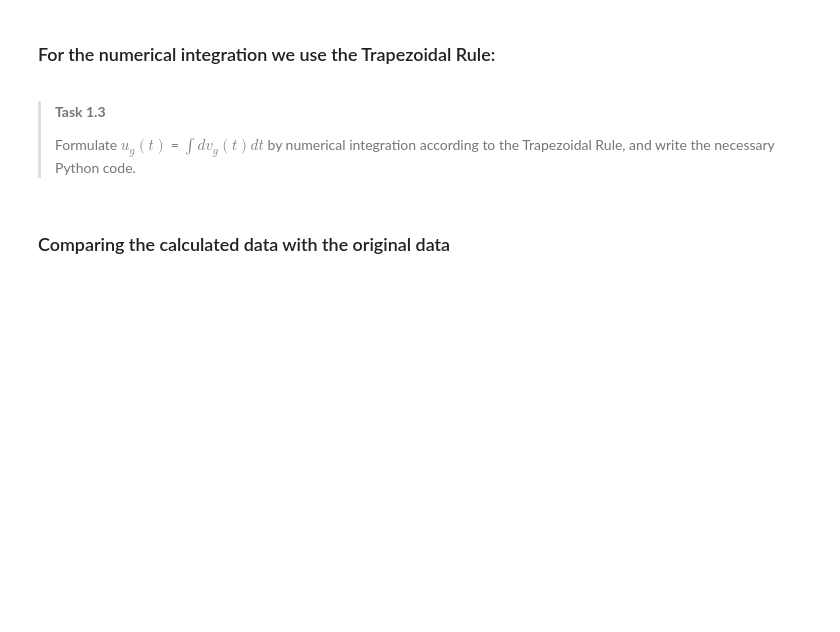
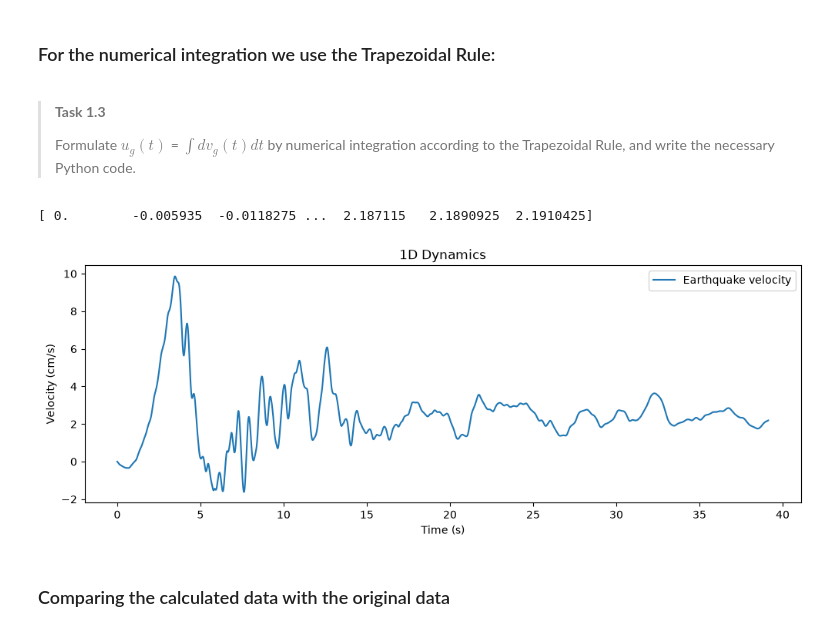
Before and after one commit to prajwalabc/GA1.2, a Jupyter notebook: 1Ddynamics.ipynb, the cells around one changed output. Drawn from its saved outputs; the diff is of its cells as text; code cells hidden in the pictures; blank space fills up the shorter version.

```diff
--- a/1Ddynamics.ipynb
+++ b/1Ddynamics.ipynb
@@ -116,9 +112,10 @@ As an exercise, we consider the earthquake ground velocity $v_g$ as the only giv
 # %%
 # Forward Difference scheme to differentiate ground acceleration from given velocity
 dtime = np.diff(t)
-ag_num = np.zeros(np.shape(dtime)[0])
+ag_num = np.zeros(np.shape(t)[0])
+ag_num[0] = 0
 for i in range(np.shape(vg)[0]-1):
-    ag_num[i] = (vg[i+1]-vg[i])/dtime[i]
+    ag_num[i+1] = (vg[i+1]-vg[i])/dtime[i]
 
 print(ag_num)
 # %% [output]
@@ -144,3 +135,22 @@ print(ag_num)
+# %%
+# Trapezoidal Rule to integrate ground displacement from given velocity
+ug_num = np.zeros(np.shape(t)[0])
+ug_num[0] = 0
+for i in range(np.shape(vg)[0]-1):
+    ug_num[i+1] = ug_num[i] + (vg[i+1]+vg[i])*dt/2
+
+print(ug_num)
+
+plt.figure(figsize=(12, 4))
+plt.plot(t,ug_num, label="Earthquake velocity")
+plt.xlabel("Time (s)")
+plt.ylabel("Velocity (cm/s)")
+plt.title("1D Dynamics")
+plt.legend()
+plt.show()
+# %% [output]
+[ 0.        -0.005935  -0.0118275 ...  2.187115   2.1890925  2.1910425]
+[figure, added]
 # %% [markdown]
 ### Comparing the calculated data with the original data
 # %% [markdown]
```
Also changed, not shown: parts of 4 cells of this notebook.
